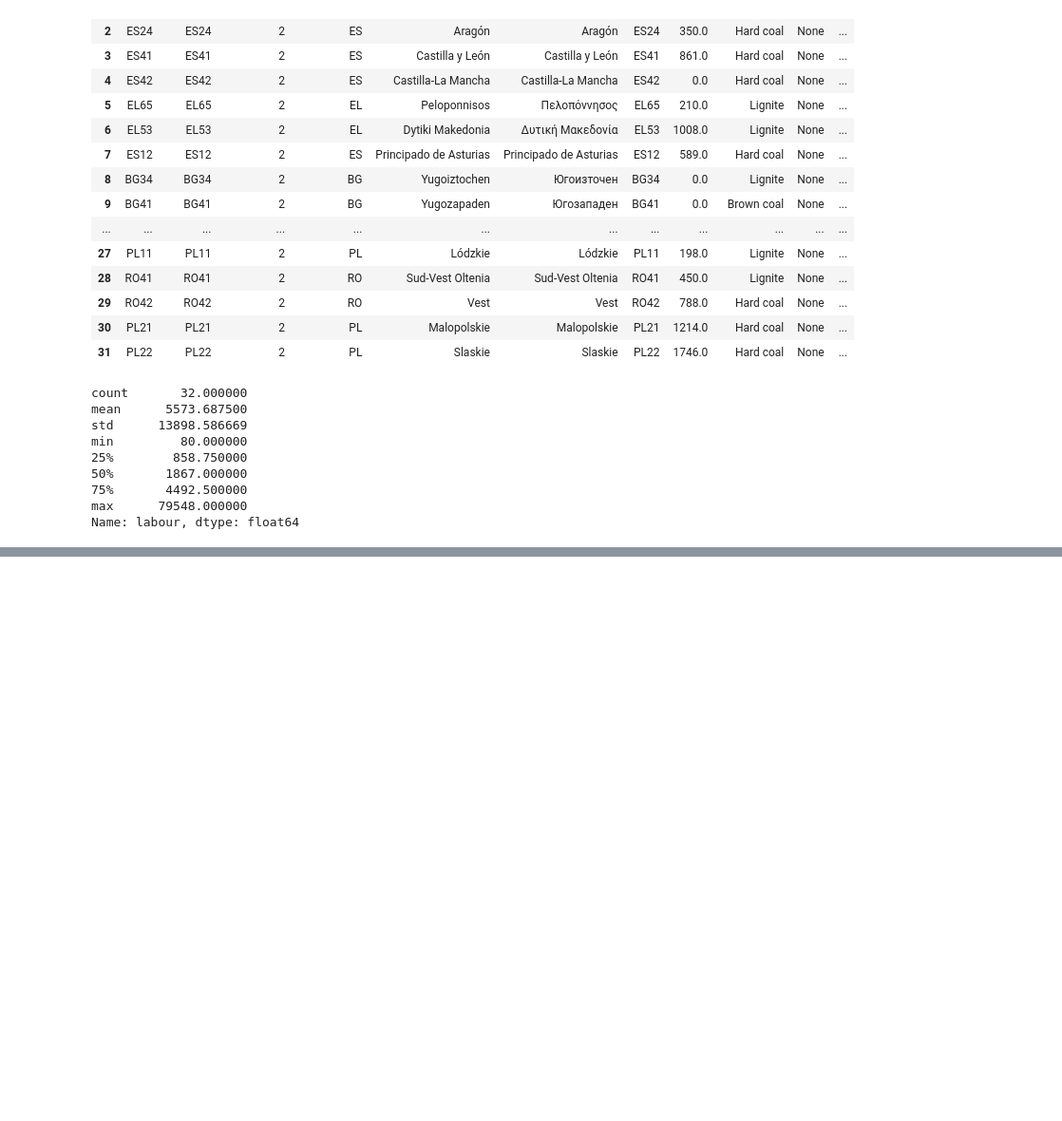
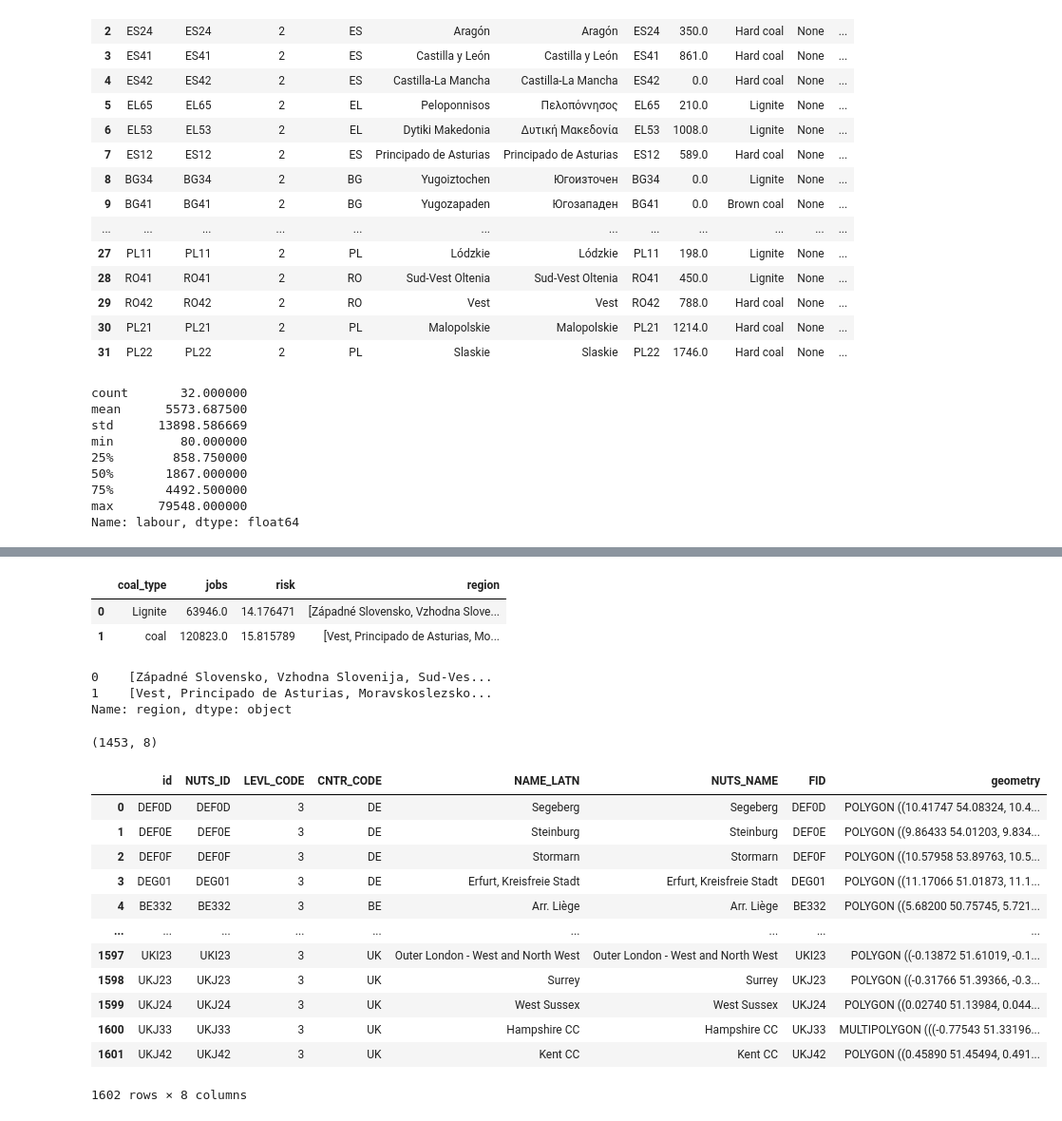
Before and after one commit to lef-kal/espon_portal, a Jupyter notebook: ren_nuts_2_2013.ipynb, the cells around one changed output, grey strips where cells are left out. Shown at 95% size. Drawn from its saved outputs; the diff is of its cells as text; code cells hidden in the pictures; blank space fills up the shorter version.

```diff
--- a/ren_nuts_2_2013.ipynb
+++ b/ren_nuts_2_2013.ipynb
@@ -6,0 +17,4 @@ gdf = gpd.read_file('NUTS_RG_03M_2013_4326_LEVL_2.geojson')
+# %%
+dth = pd.read_excel('death_rate_t.xlsx')
+dth.dropna(inplace=True)
+dth.reset_index(inplace=True, drop=True)
@@ -6,0 +127,4 @@ gdf = gpd.read_file('NUTS_RG_03M_2013_4326_LEVL_2.geojson')
+# %%
+difs = dth['NUTS'].isin(nuts2013['NUTS_ID'])
+pd.set_option('display.max_rows', difs.shape[0]+1)
+difs.value_counts()
@@ -275,0 +456,8 @@ test_2.head()
+# %%
+bf = jobs.groupby('coal_type', as_index=False).agg({'jobs':'sum', 'risk':'mean','region':'unique'})
+
+bf.head()
+# %% [output]
+|  | coal_type | jobs | risk | region |
+| 0 | Lignite | 63946.0 | 14.176471 | [Západné Slovensko, Vzhodna Slove... |
+| 1 | coal | 120823.0 | 15.815789 | [Vest, Principado de Asturias, Mo... |
@@ -275,0 +466,30 @@ test_2.head()
+# %%
+bf['region']
+# %% [output]
+0    [Západné Slovensko, Vzhodna Slovenija, Sud-Ves...
+1    [Vest, Principado de Asturias, Moravskoslezsko...
+Name: region, dtype: object
+# %%
+test_4 = gpd.read_file('NUTS_RG_03M_2010_4326_LEVL_3.geojson')
+test_3 = gpd.read_file('NUTS_RG_03M_2013_4326_LEVL_3.geojson')
+# %%
+test_4.shape
+# %% [output]
+(1453, 8)
+# %%
+nuts_all = pd.concat([test_3, test_4]).drop_duplicates('NUTS_ID').reset_index(drop=True)
+nuts_all
+# %% [output]
+|  | id | NUTS_ID | LEVL_CODE | CNTR_CODE | NAME_LATN | NUTS_NAME | FID | geometry |
+| 0 | DEF0D | DEF0D | 3 | DE | Segeberg | Segeberg | DEF0D | POLYGON ((10.41747 54.08324, 10.4... |
+| 1 | DEF0E | DEF0E | 3 | DE | Steinburg | Steinburg | DEF0E | POLYGON ((9.86433 54.01203, 9.834... |
+| 2 | DEF0F | DEF0F | 3 | DE | Stormarn | Stormarn | DEF0F | POLYGON ((10.57958 53.89763, 10.5... |
+| 3 | DEG01 | DEG01 | 3 | DE | Erfurt, Kreisfreie Stadt | Erfurt, Kreisfreie Stadt | DEG01 | POLYGON ((11.17066 51.01873, 11.1... |
+| 4 | BE332 | BE332 | 3 | BE | Arr. Liège | Arr. Liège | BE332 | POLYGON ((5.68200 50.75745, 5.721... |
+| ... | ... | ... | ... | ... | ... | ... | ... | ... |
+| 1597 | UKI23 | UKI23 | 3 | UK | Outer London - West and North West | Outer London - West and North West | UKI23 | POLYGON ((-0.13872 51.61019, -0.1... |
+| 1598 | UKJ23 | UKJ23 | 3 | UK | Surrey | Surrey | UKJ23 | POLYGON ((-0.31766 51.39366, -0.3... |
+| 1599 | UKJ24 | UKJ24 | 3 | UK | West Sussex | West Sussex | UKJ24 | POLYGON ((0.02740 51.13984, 0.044... |
+| 1600 | UKJ33 | UKJ33 | 3 | UK | Hampshire CC | Hampshire CC | UKJ33 | MULTIPOLYGON (((-0.77543 51.33196... |
+| 1601 | UKJ42 | UKJ42 | 3 | UK | Kent CC | Kent CC | UKJ42 | POLYGON ((0.45890 51.45494, 0.491... |
+1602 rows × 8 columns
```
Also changed, not shown: parts of 39 cells of this notebook, 8 other files.
